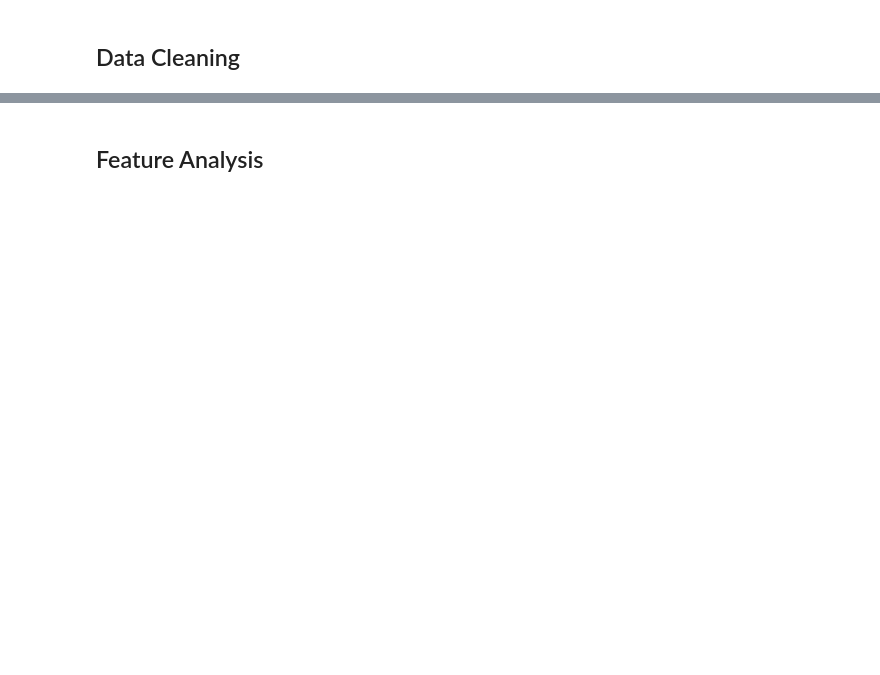
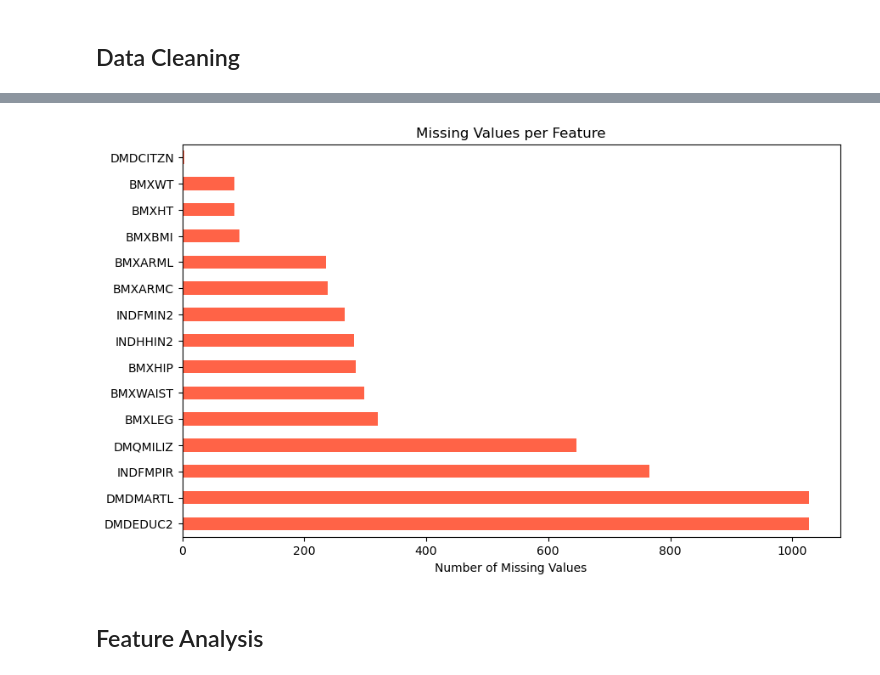
Before and after one commit to AShakhapur/nhanes-diabetes-modeling, a Jupyter notebook: eda.ipynb, the cells around one changed output, grey strips where cells are left out. Saved outputs shown, nothing was run; the diff lists cells and outputs as text; code cells hidden in the pictures; blank space fills up the shorter version.

```diff
--- a/eda.ipynb
+++ b/eda.ipynb
@@ -149,2 +196,14 @@ df["INDFMIN2"] = df["INDFMIN2"].map(inc_map)
+# %%
+# Bar Charts of Missing Values
+
+na_counts = df.isna().sum().sort_values(ascending=False)
+na_counts = na_counts[na_counts > 0]
+
+na_counts.plot(kind='barh', figsize=(10, 6), color='tomato')
+plt.title("Missing Values per Feature")
+plt.xlabel("Number of Missing Values")
+plt.show()
+# %% [output]
+[figure, added]
 # %% [markdown]
 ## Feature Analysis
```
Also changed, not shown: parts of 26 cells of this notebook.
